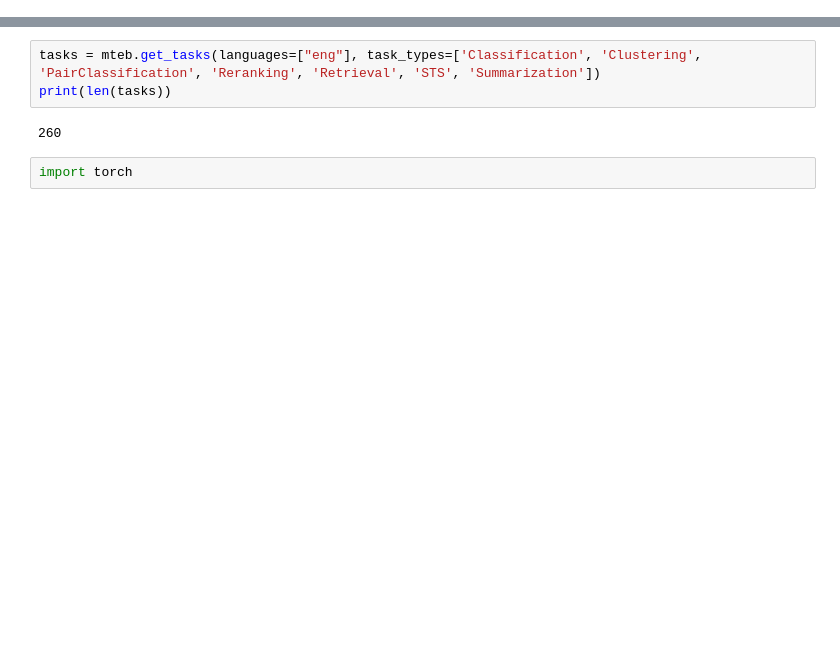
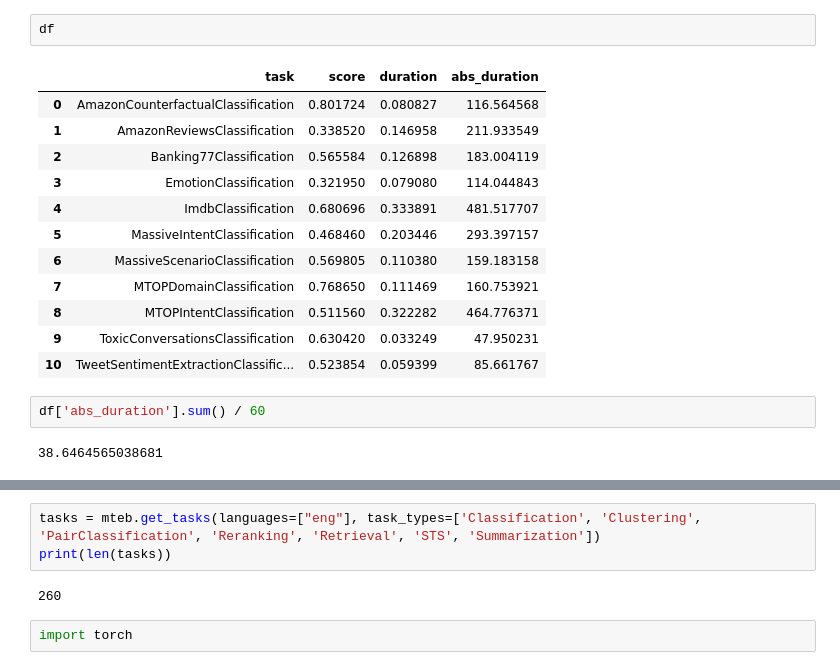
Before and after one commit to Lewington-pitsos/mteb, a Jupyter notebook: pad.ipynb, the cells around one changed output, grey strips where cells are left out. Cells and saved outputs as stored; diff of their text form; blank space fills up the shorter version.

```diff
--- a/pad.ipynb
+++ b/pad.ipynb
@@ -2,0 +48,19 @@ import mteb
+# %%
+df
+# %% [output]
+|  | task | score | duration | abs_duration |
+| 0 | AmazonCounterfactualClassification | 0.801724 | 0.080827 | 116.564568 |
+| 1 | AmazonReviewsClassification | 0.338520 | 0.146958 | 211.933549 |
+| 2 | Banking77Classification | 0.565584 | 0.126898 | 183.004119 |
+| 3 | EmotionClassification | 0.321950 | 0.079080 | 114.044843 |
+| 4 | ImdbClassification | 0.680696 | 0.333891 | 481.517707 |
+| 5 | MassiveIntentClassification | 0.468460 | 0.203446 | 293.397157 |
+| 6 | MassiveScenarioClassification | 0.569805 | 0.110380 | 159.183158 |
+| 7 | MTOPDomainClassification | 0.768650 | 0.111469 | 160.753921 |
+| 8 | MTOPIntentClassification | 0.511560 | 0.322282 | 464.776371 |
+| 9 | ToxicConversationsClassification | 0.630420 | 0.033249 | 47.950231 |
+| 10 | TweetSentimentExtractionClassific... | 0.523854 | 0.059399 | 85.661767 |
+# %%
+df['abs_duration'].sum() / 60
+# %% [output]
+38.6464565038681
```
Also changed, not shown: parts of 10 cells of this notebook, 2 other files.
